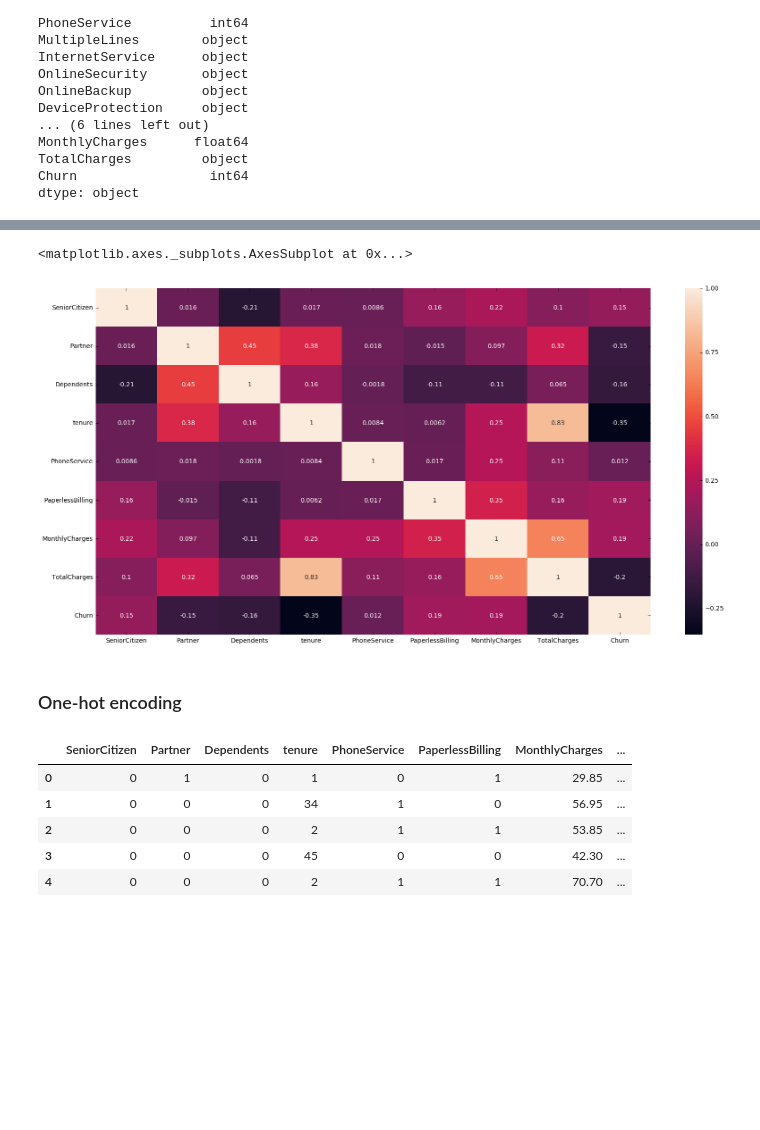
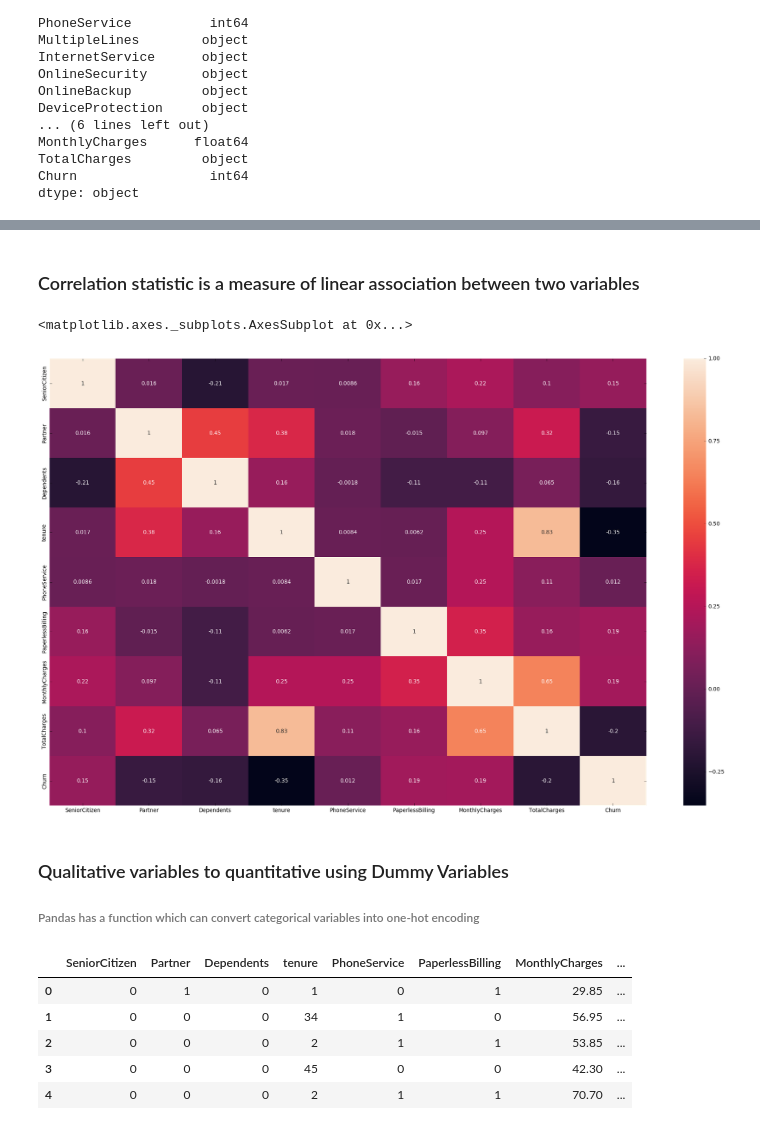
Before and after one commit to HarshavardhanK/DSC, a Jupyter notebook: TaskPhase/Telco.ipynb, the cells around one changed output, grey strips where cells are left out. Drawn from its saved outputs; the diff is of its cells as text; code cells hidden in the pictures; blank space fills up the shorter version.

```diff
--- a/TaskPhase/Telco.ipynb
+++ b/TaskPhase/Telco.ipynb
@@ -135,24 +131,28 @@ TotalCharges        float64
 Churn                 int64
 dtype: object
 True
+# %% [markdown]
+### Correlation statistic is a measure of linear association between two variables
 # %%
-fig = plt.figure(figsize = (20,10))
+fig = plt.figure(figsize = (25,15))
 corr = df.corr()
 sb.heatmap(corr,
             xticklabels=corr.columns.values,
             yticklabels=corr.columns.values,
             annot=True)
 # %% [output]
 <matplotlib.axes._subplots.AxesSubplot at 0x...>
-[figure, old version]
+[figure, new version]
 # %%
 try:
     customer_id = df['customerID']
     del df['customerID']
 except:
     print("customerid already removed")
-# %% [markdown]
-### One-hot encoding
+# %% [markdown]
+### Qualitative variables to quantitative using Dummy Variables
+
+###### Pandas has a function which can convert categorical variables into one-hot encoding
 # %%
 data = pd.get_dummies(df)
 data.fillna(value=0, inplace=True)
```
Also changed, not shown: parts of 19 cells of this notebook, 1 other file.
